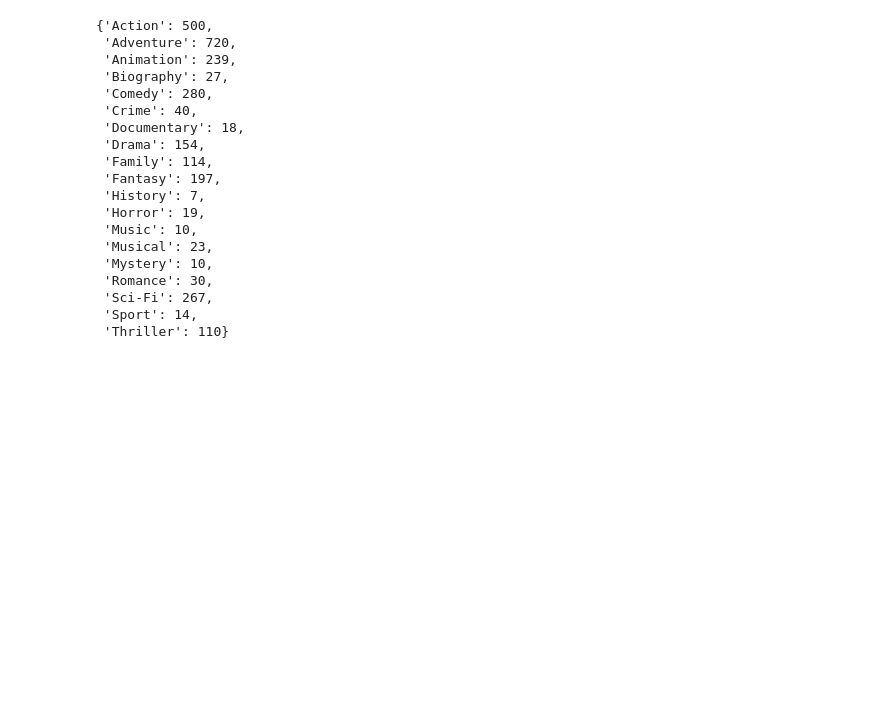
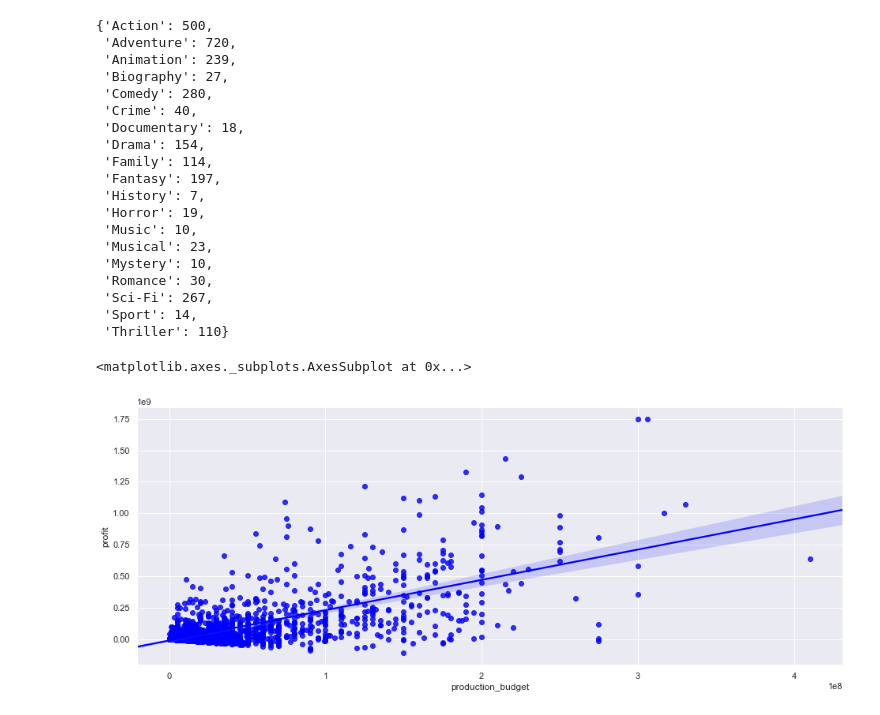
Before and after one commit to MFAP9/module1project, a Jupyter notebook: Project 1.ipynb, the cells around one changed output. Drawn from its saved outputs; the diff is of its cells as text; code cells hidden in the pictures; blank space fills up the shorter version.

Commit message:
adding visualizations

```diff
--- a/Project 1.ipynb
+++ b/Project 1.ipynb
@@ -661,3 +674,9 @@ tngenresdict
  'Sci-Fi': 267,
  'Sport': 14,
  'Thriller': 110}
+# %%
+plt.figure(figsize=(16,6))
+sns.regplot(x = tn_2010_2018["production_budget"], y = tn_2010_2018["profit"], color = "blue")
+# %% [output]
+<matplotlib.axes._subplots.AxesSubplot at 0x...>
+[figure, added]
```
Also changed, not shown: parts of 11 cells of this notebook.
